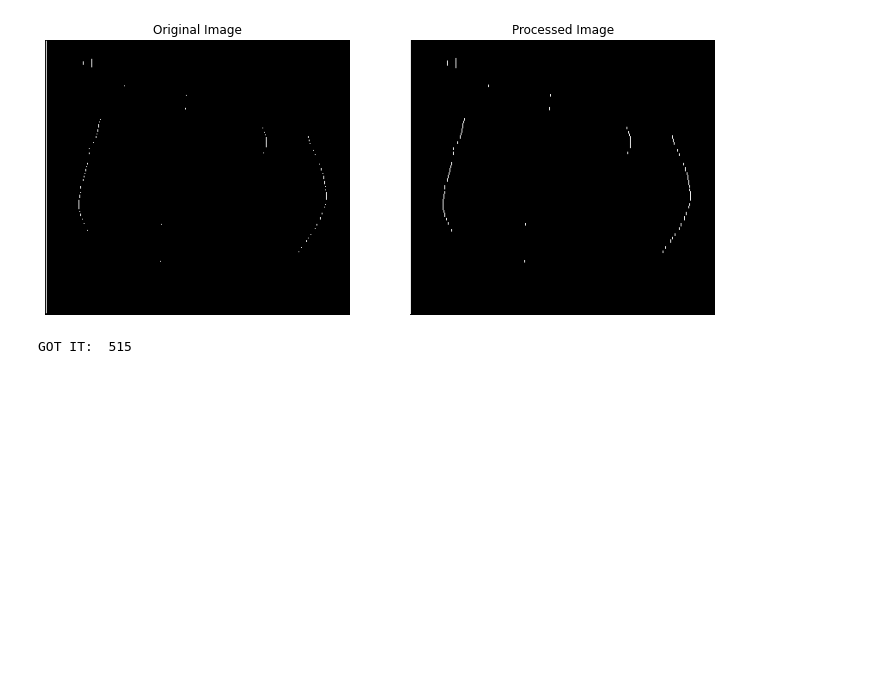
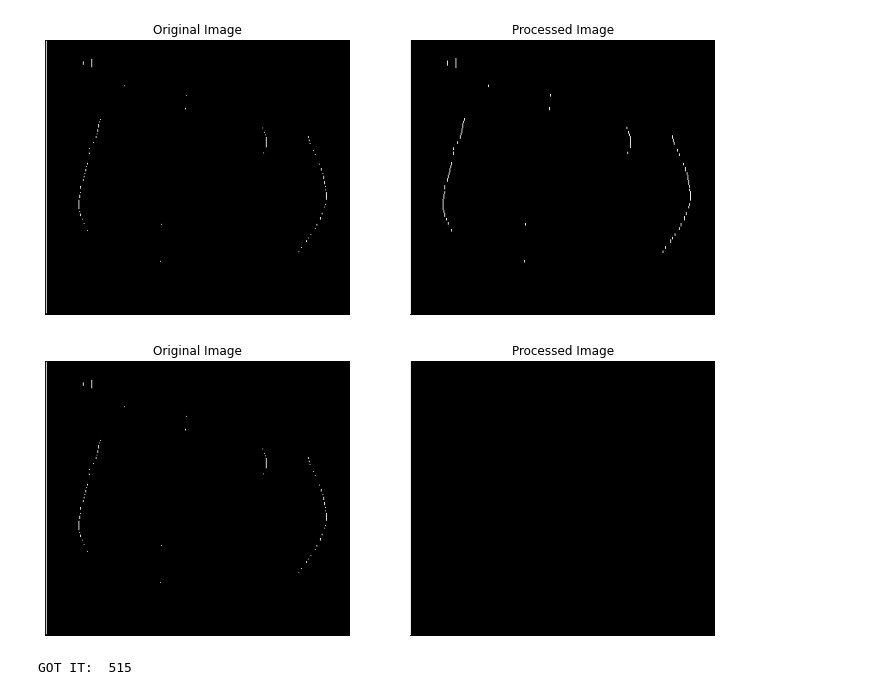
Before and after one commit to cnpem/harpia, a Jupyter notebook: tests_python/morphology/test_morphology_operations.ipynb, the cells around one changed output. Saved outputs shown, nothing was run; the diff lists cells and outputs as text; code cells hidden in the pictures; blank space fills up the shorter version.

```diff
--- a/tests_python/morphology/test_morphology_operations.ipynb
+++ b/tests_python/morphology/test_morphology_operations.ipynb
@@ -170,6 +172,14 @@ marker_geo_dilated = harpia.geodesic_dilation_binary(
 show(marker, marker_geo_dilated)
 # %% [output]
 [figure]
+# %%
+# Geodesic dilation (one step)
+marker_geo_dilated = harpia_gray.geodesic_dilation_grayscale(
+    marker, image
+)
+show(marker, marker_geo_dilated)
+# %% [output]
+[figure, added]
 # %%
 # Reconstruction by dilation to test geodesic dilation correctness
 
```
Also changed, not shown: parts of 2 cells of this notebook, 14 other files.
